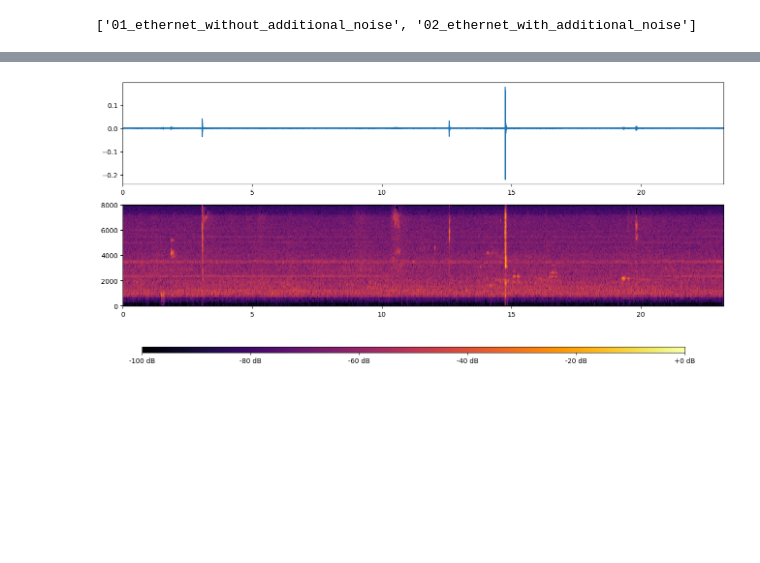
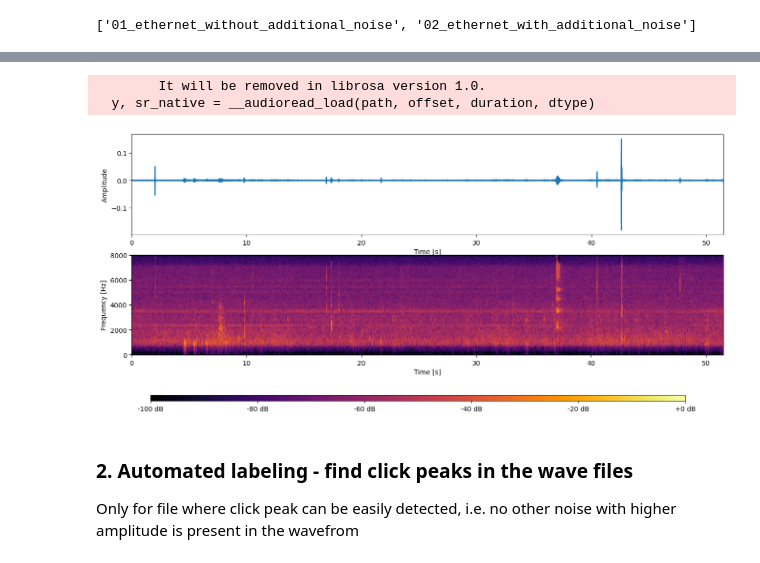
Before and after one commit to matteoseidl/Electrical_Connector_Click-Event_Detection, a Jupyter notebook: 01_Data/clickDatasetPreprocessing.ipynb, the cells around one changed output, grey strips where cells are left out. Saved outputs shown, nothing was run; the diff lists cells and outputs as text; code cells hidden in the pictures; blank space fills up the shorter version.

Commit message:
finding peaks

```diff
--- a/01_Data/clickDatasetPreprocessing.ipynb
+++ b/01_Data/clickDatasetPreprocessing.ipynb
@@ -102,25 +127,41 @@ signal shape: (371008,)
 # %%
-fig_x = 16
-fig_y = 6
-fig, axs = plt.subplots(2, 1, figsize=(fig_x, fig_y))
+# plot a mel spectrogram
+def plot_mel_spectrogram(signal, time, S_dB):
 
-ax1 = plt.subplot(2, 1, 1)
-ax1.plot(time, signal)
-ax1.set_xlim(left=0, right=time[-1])
+    fig_x = 16
+    fig_y = 6
+    fig, axs = plt.subplots(2, 1, figsize=(fig_x, fig_y))
 
-ax2 = plt.subplot(2, 1, 2)
-mel_spec_img = ax2.pcolormesh(np.linspace(0, signal.shape[0] / sampling_rate, S_dB.shape[1]),
+    ax1 = plt.subplot(2, 1, 1)
+    ax1.plot(time, signal)
+    ax1.set_xlim(left=0, right=time[-1])
+    ax1.set_xlabel('Time [s]')
+    ax1.set_ylabel('Amplitude')
+
+    ax2 = plt.subplot(2, 1, 2)
+    ax2.set_xlabel('Time [s]')
+    ax2.set_ylabel('Frequency [Hz]')
+    mel_spec_img = ax2.pcolormesh(np.linspace(0, signal.shape[0] / sampling_rate, S_dB.shape[1]),
                                             np.linspace(0, sampling_rate // 2, n_mels),
                                             S_dB, shading='auto', cmap='inferno')
 
-mel_spec_img.set_clim(vmin=-top_dB_abs, vmax=dB_ref)
+    mel_spec_img.set_clim(vmin=-top_dB_abs, vmax=dB_ref)
 
-cbar_ax = fig.add_axes([0.15, -0.05, 0.7, 0.02])
-fig.colorbar(mel_spec_img, cax=cbar_ax, orientation='horizontal', format="%+2.0f dB")
-#colorbar = fig.colorbar(mel_spec_img, ax=ax2, format="%+2.0f dB")
+    cbar_ax = fig.add_axes([0.15, -0.05, 0.7, 0.02])
+    fig.colorbar(mel_spec_img, cax=cbar_ax, orientation='horizontal', format="%+2.0f dB")
 
-
-
-plt.show()
+    plt.show()
-# %% [output]
-[figure, removed]
+# %%
+# plot the wave and mel spectrogram of an audio file in teh selected dataset
+file_id_num = 22
+if file_id_num < len(audio_files_sorted):
+    audio_file_path = os.path.join(audio_dataset_dir, audio_files_sorted[file_id_num])
+    signal, time, S_dB = mel_spectrogram(audio_file_path, sampling_rate, n_fft, hop_length, n_mels, dB_ref, top_dB_abs)
+    plot_mel_spectrogram(signal, time, S_dB)
+# %% [output]
+        It will be removed in librosa version 1.0.
+  y, sr_native = __audioread_load(path, offset, duration, dtype)
+[figure, added]
+# %% [markdown]
+### 2. Automated labeling - find click peaks in the wave files
+Only for file where click peak can be easily detected, i.e. no other noise with higher amplitude is present in the wavefrom
```
Also changed, not shown: parts of 16 cells of this notebook, 2 other files.
